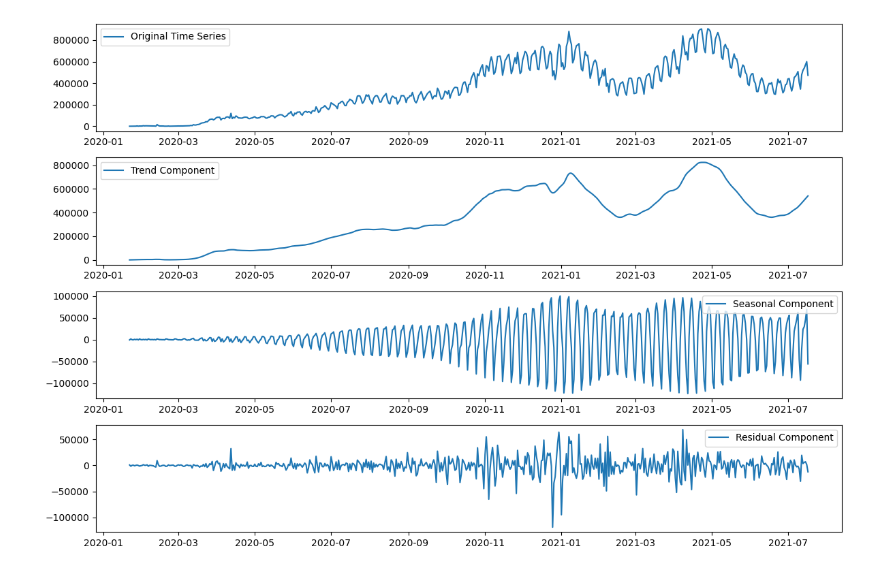
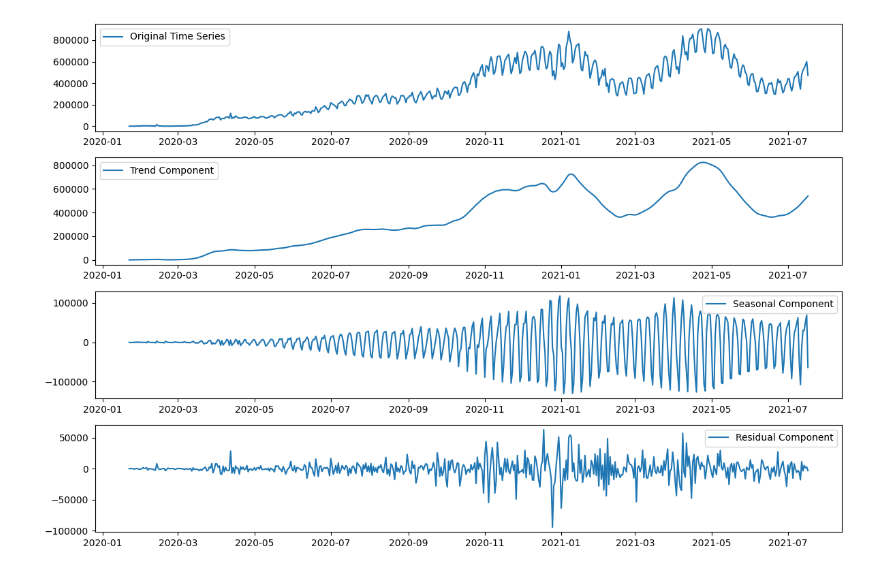
Before and after one commit to ISMAELSOUSAFONTELESCASTRO/notebook, a Jupyter notebook: COVID ANALISE EXPLORATORIA.ipynb, the cells around one changed output. Cells and saved outputs as stored; diff of their text form; code cells hidden in the pictures.

```diff
--- a/COVID ANALISE EXPLORATORIA.ipynb
+++ b/COVID ANALISE EXPLORATORIA.ipynb
@@ -1,11 +16,12 @@
 # %%
 ##Preprossing Data
-import pandas as pd
 filepath = 'Datasets/owid-covid-data.csv'
-df = pd.read_csv(filepath)
-df.date = pd.to_datetime(df.date)
-df.set_index(df.date, inplace = True)
+dateparse = lambda date: pd.to_datetime(date, format = '%Y-%m-%d')
+data = pd.read_csv(filepath, parse_dates = ['date'], index_col = 'date', date_parser = dateparse)
 #separando o dataset
-df_mundo = df[df.location == 'World'].copy()
-df_continentes = df[(df.continent.isna()) & (df.location != 'World')].copy()
+df_mundo = data[data.location == 'World'].copy()
+df = df_mundo['new_cases'].copy()
+#df_continentes = df[(df.continent.isna()) & (df.location != 'World')].copy()
+# %%
+df.index.freq = 'D'
 # %%
@@ -28,8 +43,10 @@ display(df_mundo)
 # %%
 ##Ploting Data
 import matplotlib.pyplot as plt
-plt.figure(figsize = (10,5))
-plt.plot(df_mundo.date, df_mundo.new_cases)
+from matplotlib.pylab import rcParams
+from pandas.plotting import register_matplotlib_converters
+rcParams['figure.figsize'] = 15, 6
+plt.plot(df)
 plt.title("Novos casos de Covid ao longo do tempo")
 plt.xlabel("Data")
 plt.ylabel("Novos casos de Covid")
@@ -63,32 +58,32 @@ plt.show()
 # %%
 from statsmodels.tsa.seasonal import STL
 import matplotlib.pyplot as plt
 
 ## DADOS COMPLETOS
 # Assuming 'df' is your DataFrame with a 'value' column
-stl = STL(df_mundo['new_cases'], seasonal=11) # Adjust 'seasonal' parameter based on your
+stl = STL(df_mundo.new_cases) # Adjust 'seasonal' parameter based on your
 result = stl.fit()
 # Extract components
-trend = result.trend
-seasonal = result.seasonal
-residual = result.resid
+df.trend = result.trend
+df.seasonal = result.seasonal
+df.residual = result.resid
 # Plot the decomposition
 plt.figure(figsize=(12, 8))
 plt.subplot(411)
-plt.plot(df_mundo['new_cases'], label='Original Time Series')
+plt.plot(df, label='Original Time Series')
 plt.legend(loc='upper left')
 plt.subplot(412)
-plt.plot(trend, label='Trend Component')
+plt.plot(df.trend, label='Trend Component')
 plt.legend(loc='upper left')
 plt.subplot(413)
-plt.plot(seasonal, label='Seasonal Component')
+plt.plot(df.seasonal, label='Seasonal Component')
 plt.legend(loc='upper right')
 plt.subplot(414)
-plt.plot(residual, label='Residual Component')
+plt.plot(df.residual, label='Residual Component')
 plt.legend(loc='upper right')
 plt.tight_layout()
 plt.show()
 # %% [output]
-[figure, old version]
+[figure, new version]
 # %%
 # Calculating a 12-month rolling average
```
Also changed, not shown: parts of 24 cells of this notebook.
